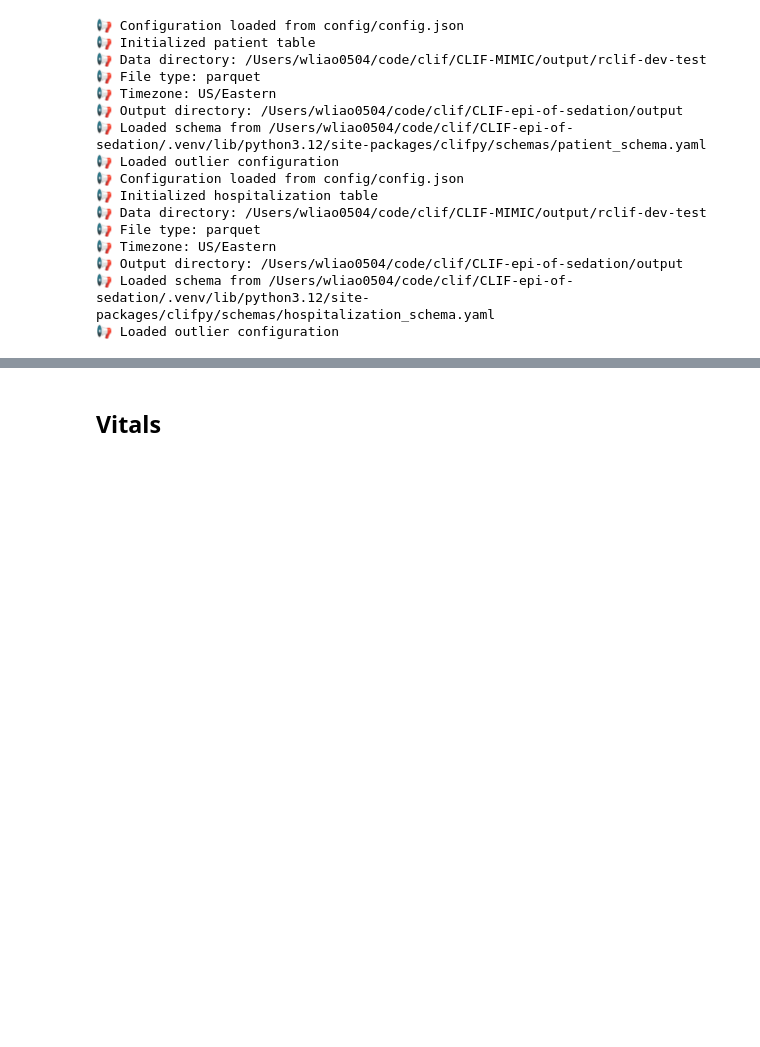
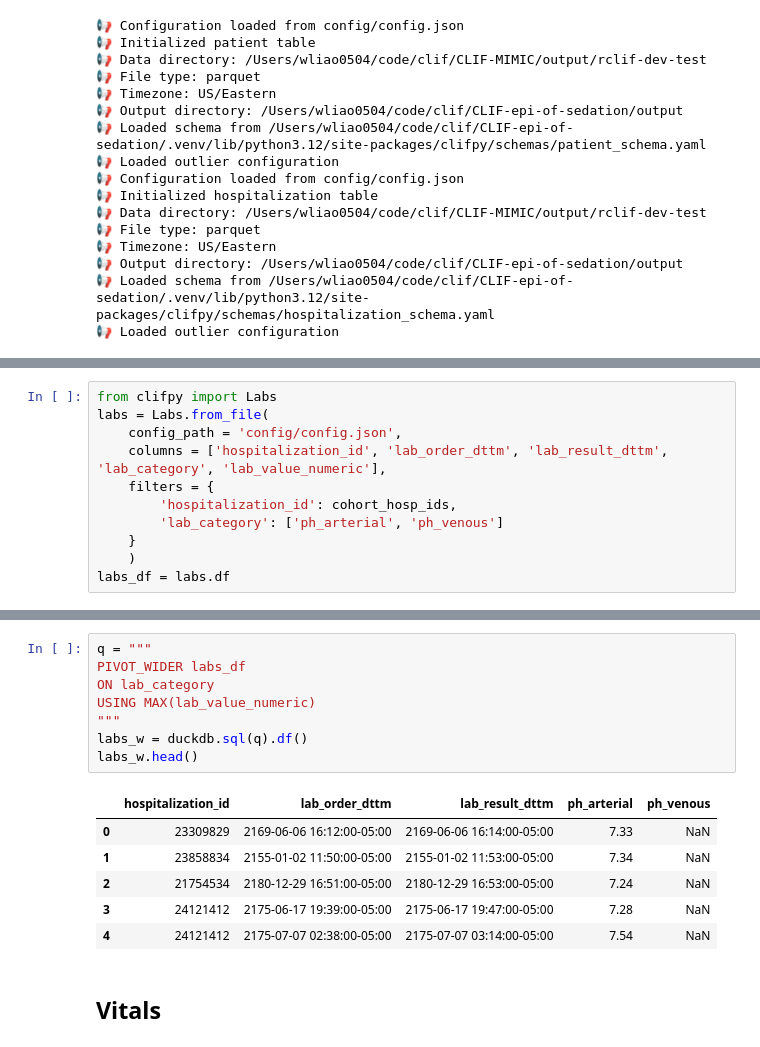
Before and after one commit to Common-Longitudinal-ICU-data-Format/CLIF-epi-of-sedation, a Jupyter notebook: code/sedation_sbt.ipynb, the cells around one changed output, grey strips where cells are left out. Saved outputs shown, nothing was run; the diff lists cells and outputs as text; blank space fills up the shorter version.

```diff
--- a/code/sedation_sbt.ipynb
+++ b/code/sedation_sbt.ipynb
@@ -120,0 +123,11 @@ cohort_pt_ids = pt_to_hosp_id_mapper['patient_id'].tolist()
+# %%
+from clifpy import Labs
+labs = Labs.from_file(
+    config_path = 'config/config.json',
+    columns = ['hospitalization_id', 'lab_order_dttm', 'lab_result_dttm', 'lab_category', 'lab_value_numeric'],
+    filters = {
+        'hospitalization_id': cohort_hosp_ids,
+        'lab_category': ['ph_arterial', 'ph_venous']
+    }
+    )
+labs_df = labs.df
@@ -121,3 +143,18 @@ cohort_pt_ids = pt_to_hosp_id_mapper['patient_id'].tolist()
+# %%
+q = """
+PIVOT_WIDER labs_df
+ON lab_category
+USING MAX(lab_value_numeric)
+"""
+labs_w = duckdb.sql(q).df()
+labs_w.head()
+# %% [output]
+|  | hospitalization_id | lab_order_dttm | lab_result_dttm | ph_arterial | ph_venous |
+| 0 | 23309829 | 2169-06-06 16:12:00-05:00 | 2169-06-06 16:14:00-05:00 | 7.33 | NaN |
+| 1 | 23858834 | 2155-01-02 11:50:00-05:00 | 2155-01-02 11:53:00-05:00 | 7.34 | NaN |
+| 2 | 21754534 | 2180-12-29 16:51:00-05:00 | 2180-12-29 16:53:00-05:00 | 7.24 | NaN |
+| 3 | 24121412 | 2175-06-17 19:39:00-05:00 | 2175-06-17 19:47:00-05:00 | 7.28 | NaN |
+| 4 | 24121412 | 2175-07-07 02:38:00-05:00 | 2175-07-07 03:14:00-05:00 | 7.54 | NaN |
 # %% [markdown]
 ## Vitals
 # %%
```
Also changed, not shown: parts of 20 cells of this notebook.
